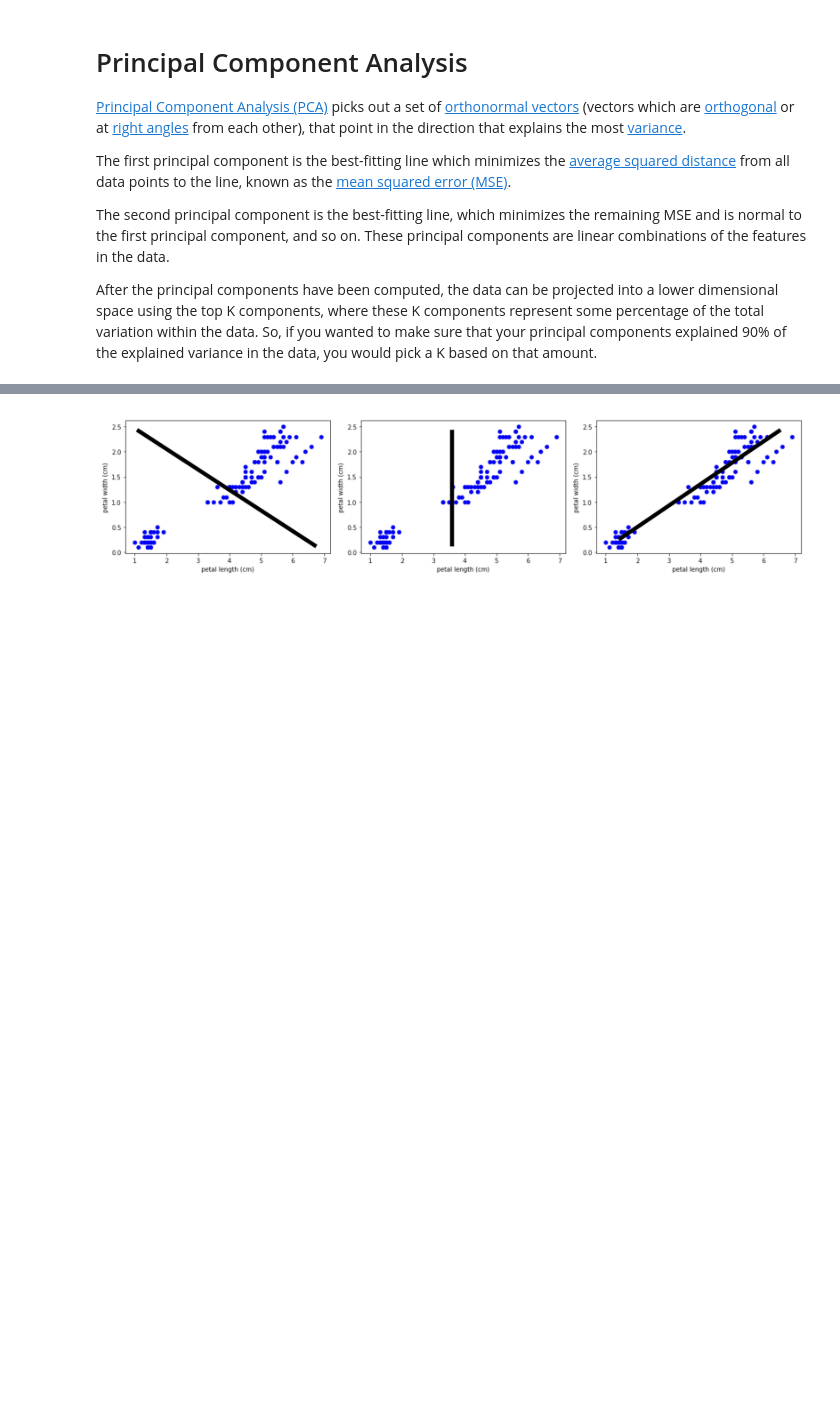
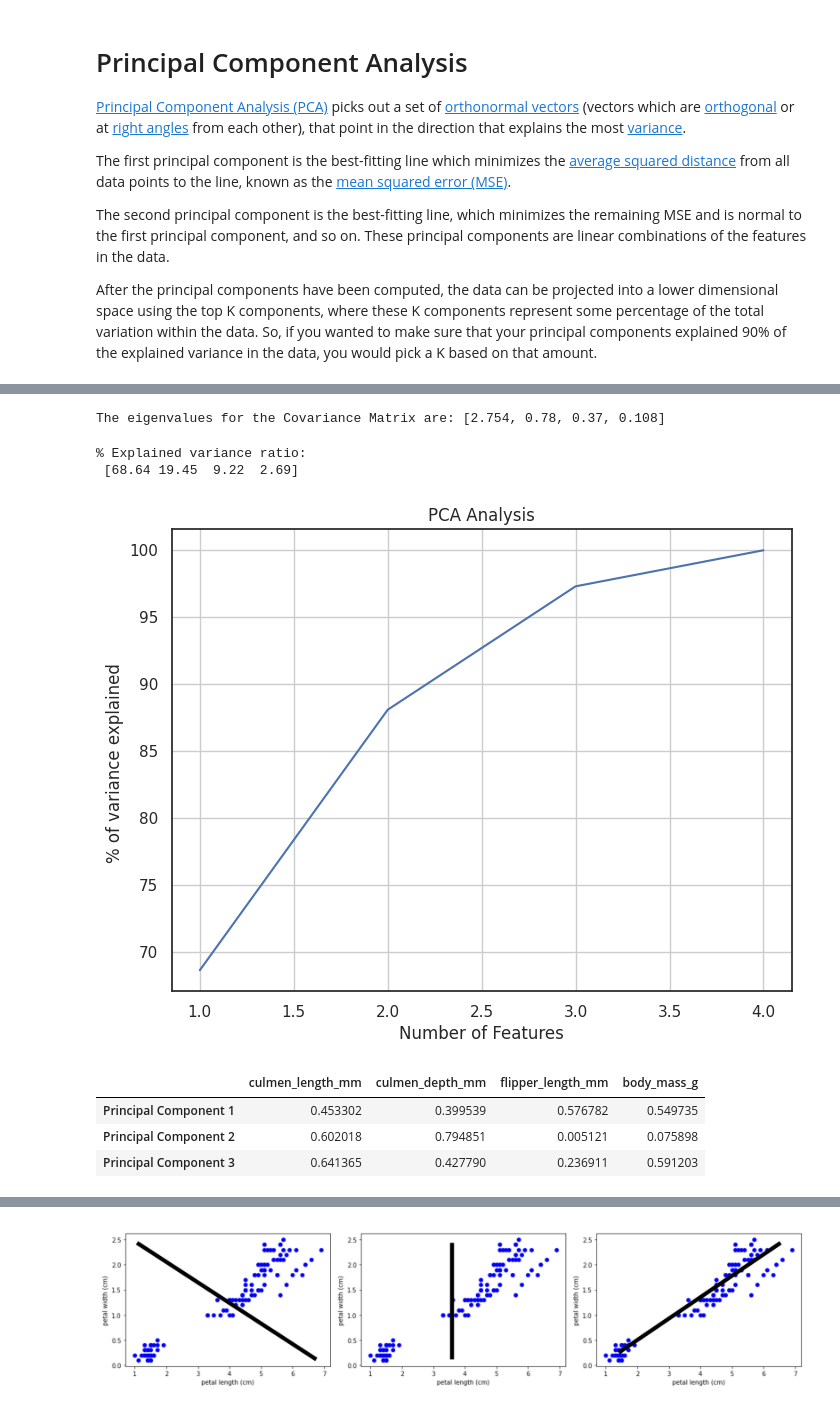
Before and after one commit to ua-datalab/MLWorkshops, a Jupyter notebook: Dimensionality_Reduction/Dimensionality_Reduction.ipynb, the cells around one changed output, grey strips where cells are left out. Cells and saved outputs as stored; diff of their text form; code cells hidden in the pictures; blank space fills up the shorter version.

```diff
--- a/Dimensionality_Reduction/Dimensionality_Reduction.ipynb
+++ b/Dimensionality_Reduction/Dimensionality_Reduction.ipynb
@@ -201,3 +230,16 @@ The first principal component is the best-fitting line which minimizes the [aver
 The second principal component is the best-fitting line, which minimizes the remaining MSE and is normal to the first principal component, and so on. These principal components are linear combinations of the features in the data.
 
 After the principal components have been computed, the data can be projected into a lower dimensional space using the top K components, where these K components represent some percentage of the total variation within the data. So, if you wanted to make sure that your principal components explained 90% of the explained variance in the data, you would pick a K based on that amount.
+# %%
+from sklearn.preprocessing import StandardScaler
+from sklearn.decomposition import PCA
+
+x = StandardScaler().fit_transform(df_meas)
+
+pca = PCA()
+principalComponents = pca.fit_transform(x)
+principalComponents = pd.DataFrame(principalComponents)
+print('principalComponents Shape', principalComponents.shape)
+
+# Print first 5 rows
+principalComponents.head()
@@ -203,0 +254,38 @@ After the principal components have been computed, the data can be projected int
+# %%
+# Look at the eigenvalues for the Covariance Matrix
+
+print("The eigenvalues for the Covariance Matrix are:",
+      list(np.round(pca.explained_variance_, decimals=3)), end='\n \n')
+# %% [output]
+The eigenvalues for the Covariance Matrix are: [2.754, 0.78, 0.37, 0.108]
+# %%
+# See how much influence each variable has
+
+#pca.explained_variance_ratio
+print('% Explained variance ratio:\n', np.round(100.0*pca.explained_variance_ratio_, decimals=2))
+# %% [output]
+% Explained variance ratio:
+ [68.64 19.45  9.22  2.69]
+# %%
+# Variance explained by each PCA component
+n_pca = list(range(1,5))
+out_sum = np.cumsum(pca.explained_variance_ratio_)*100.0
+
+plt.figure(figsize=(8,6))
+plt.plot(n_pca, out_sum)
+plt.title('PCA Analysis')
+plt.xlabel('Number of Features')
+plt.ylabel('% of variance explained ')
+plt.grid(True)
+plt.show();
+# %% [output]
+[figure, added]
+# %%
+pc_df = pd.DataFrame(abs(pca.components_[:3]), columns = df_meas.columns,
+                     index = ['Principal Component 1', 'Principal Component 2', 'Principal Component 3' ])
+pc_df
+# %% [output]
+|  | culmen_length_mm | culmen_depth_mm | flipper_length_mm | body_mass_g |
+| Principal Component 1 | 0.453302 | 0.399539 | 0.576782 | 0.549735 |
+| Principal Component 2 | 0.602018 | 0.794851 | 0.005121 | 0.075898 |
+| Principal Component 3 | 0.641365 | 0.427790 | 0.236911 | 0.591203 |
```
Also changed, not shown: parts of 12 cells of this notebook.
